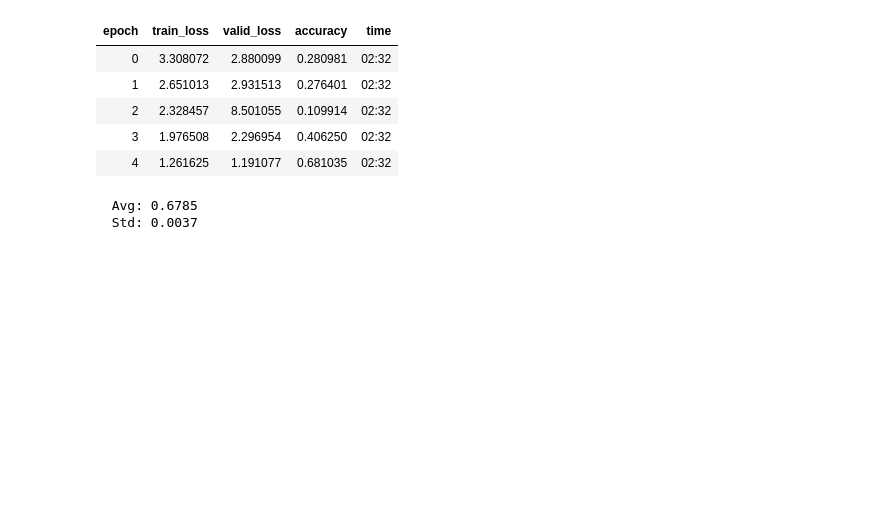
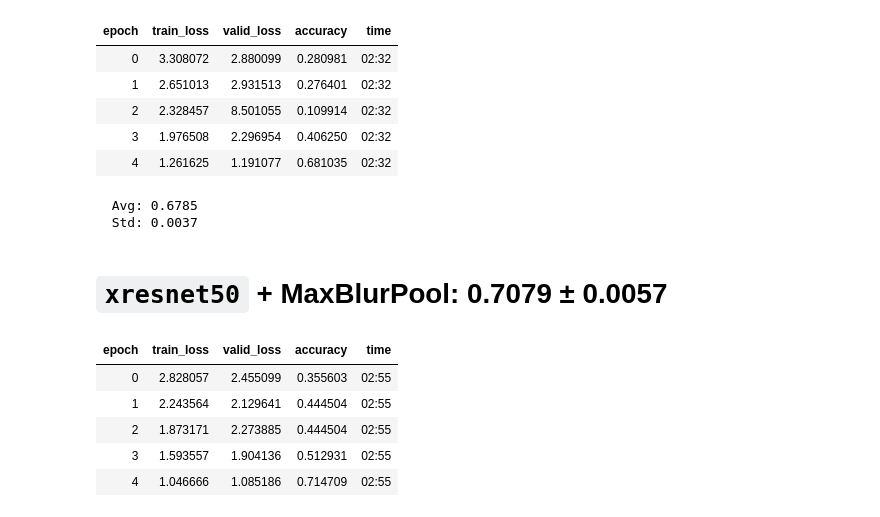
Before and after one commit to jwuphysics/FastGarden, a Jupyter notebook: nbs/01. mxresnet50 tests with augmentation and lr scheduling.ipynb, the cells around one changed output. Cells and saved outputs as stored; diff of their text form; code cells hidden in the pictures; blank space fills up the shorter version.

Commit message:
check maxblurpool on xresnet50

```diff
--- a/nbs/01. mxresnet50 tests with augmentation and lr scheduling.ipynb
+++ b/nbs/01. mxresnet50 tests with augmentation and lr scheduling.ipynb
@@ -297,3 +297,35 @@ print(f'  Avg: {np.mean(results):.4f}'  '\n  Std: ' f'{np.std(results):.4f}')
 # %% [output]
   Avg: 0.6785
   Std: 0.0037
+# %% [markdown]
+# `xresnet50` + MaxBlurPool: 0.7079 ± 0.0057
+# %%
+import kornia
+
+
+# see, e.g., https://github.com/ducha-aiki/imagewoofv2-fastv2-maxpoolblur/blob/master/fastai2-imagenette-train-maxblurpool.ipynb
+def convert_MP_to_blurMP(model, layer_type_old=nn.MaxPool2d):
+
+    for name, module in reversed(model._modules.items()):
+        if len(list(module.children())) > 0:
+            # recurse
+            model._modules[name] = convert_MP_to_blurMP(module, layer_type_old)
+
+        if type(module) == layer_type_old:
+            layer_old = module
+            layer_new = kornia.contrib.MaxBlurPool2d(3, True)
+            model._modules[name] = layer_new
+
+    return model
+# %%
+# 1/3
+net = convert_MP_to_blurMP(xresnet50(pretrained=False, sa=True, act_cls=Mish))
+learn = Learner(dls, net, opt_func=ranger, metrics=accuracy)
+learn.fit_flat_cos(5, 6e-3)
+# %% [output]
+| epoch | train_loss | valid_loss | accuracy | time |
+| 0 | 2.828057 | 2.455099 | 0.355603 | 02:55 |
+| 1 | 2.243564 | 2.129641 | 0.444504 | 02:55 |
+| 2 | 1.873171 | 2.273885 | 0.444504 | 02:55 |
+| 3 | 1.593557 | 1.904136 | 0.512931 | 02:55 |
+| 4 | 1.046666 | 1.085186 | 0.714709 | 02:55 |
```
Also changed, not shown: parts of 3 cells of this notebook, 2 other files.
